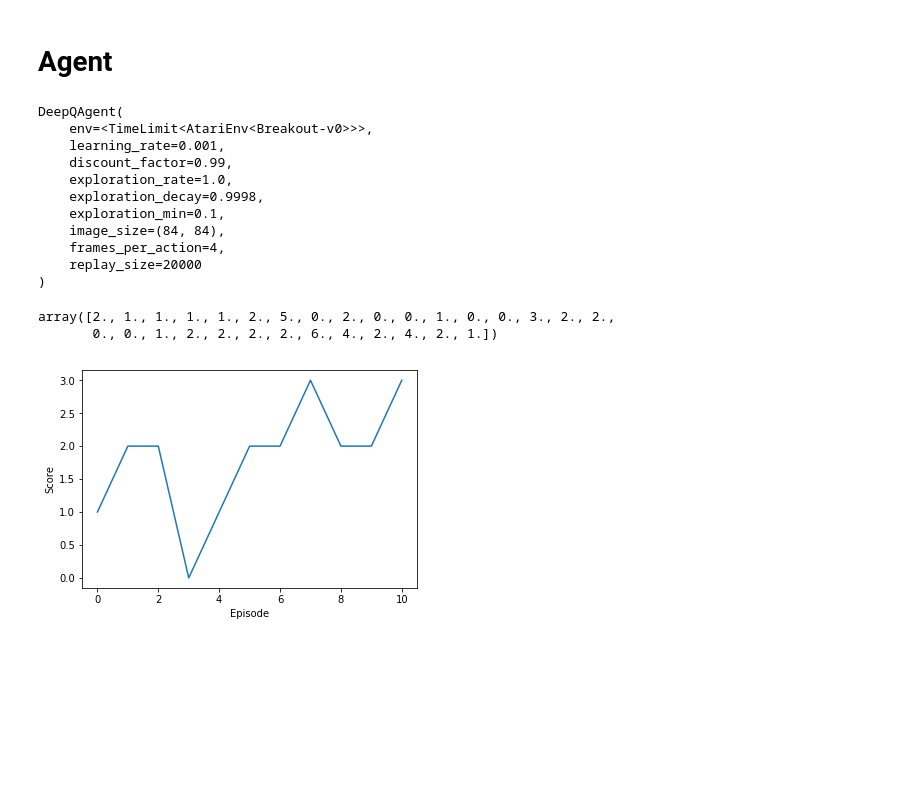
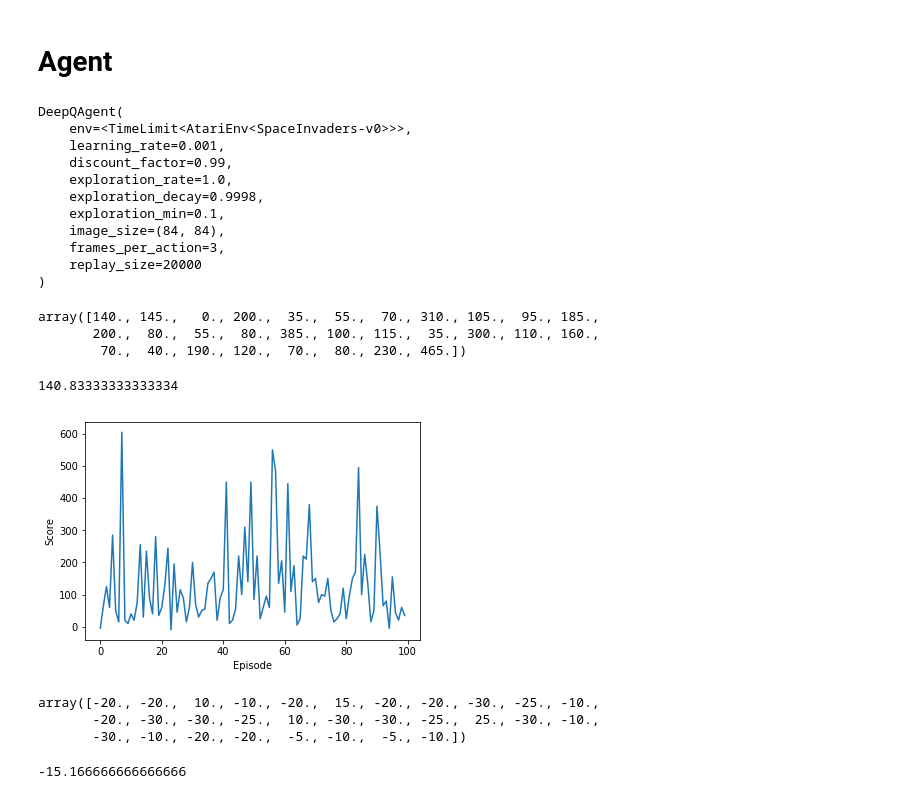
Before and after one commit to Kautenja/playing-mario-with-deep-reinforcement-learning, a Jupyter notebook: ipynb/Deep Q Agent.ipynb, the cells around one changed output. Saved outputs shown, nothing was run; the diff lists cells and outputs as text; code cells hidden in the pictures; blank space fills up the shorter version.

```diff
--- a/ipynb/Deep Q Agent.ipynb
+++ b/ipynb/Deep Q Agent.ipynb
@@ -11,7 +11,7 @@ Using TensorFlow backend.
 # %% [markdown]
 # Environment
 # %%
-env = gym.make('Breakout-v0')
+env = gym.make('SpaceInvaders-v0')
 # %%
 env.observation_space
 # %% [output]
@@ -25,26 +25,32 @@ Discrete(4)
 # %%
 callback = JupyterCallback()
 # %%
-agent = DeepQAgent(env, learning_rate=0.001, frames_per_action=4)
+agent = DeepQAgent(env, learning_rate=0.001, frames_per_action=3)
 agent
 # %% [output]
 DeepQAgent(
-    env=<TimeLimit<AtariEnv<Breakout-v0>>>,
+    env=<TimeLimit<AtariEnv<SpaceInvaders-v0>>>,
     learning_rate=0.001,
     discount_factor=0.99,
     exploration_rate=1.0,
     exploration_decay=0.9998,
     exploration_min=0.1,
     image_size=(84, 84),
-    frames_per_action=4,
+    frames_per_action=3,
     replay_size=20000
 )
-# %%
-agent.run()
-# %% [output]
-array([2., 1., 1., 1., 1., 2., 5., 0., 2., 0., 0., 1., 0., 0., 3., 2., 2.,
-       0., 0., 1., 2., 2., 2., 2., 6., 4., 2., 4., 2., 1.])
+# %%
+res_random = agent.run()
+res_random
+# %% [output]
+array([140., 145.,   0., 200.,  35.,  55.,  70., 310., 105.,  95., 185.,
+       200.,  80.,  55.,  80., 385., 100., 115.,  35., 300., 110., 160.,
+        70.,  40., 190., 120.,  70.,  80., 230., 465.])
+# %%
+res_random.mean()
+# %% [output]
+140.83333333333334
 # %%
-agent.train(episodes=10000, callback=JupyterCallback())
+agent.train(episodes=100, callback=JupyterCallback())
 # %% [output]
-[figure, old version]
+[figure, new version]
@@ -52,0 +57,11 @@ agent.run()
+# %%
+res_trained = agent.run()
+res_trained
+# %% [output]
+array([-20., -20.,  10., -10., -20.,  15., -20., -20., -30., -25., -10.,
+       -20., -30., -30., -25.,  10., -30., -30., -25.,  25., -30., -10.,
+       -30., -10., -20., -20.,  -5., -10.,  -5., -10.])
+# %%
+res_trained.mean()
+# %% [output]
+-15.166666666666666
```
Also changed, not shown: parts of 2 cells of this notebook, 1 other file.
